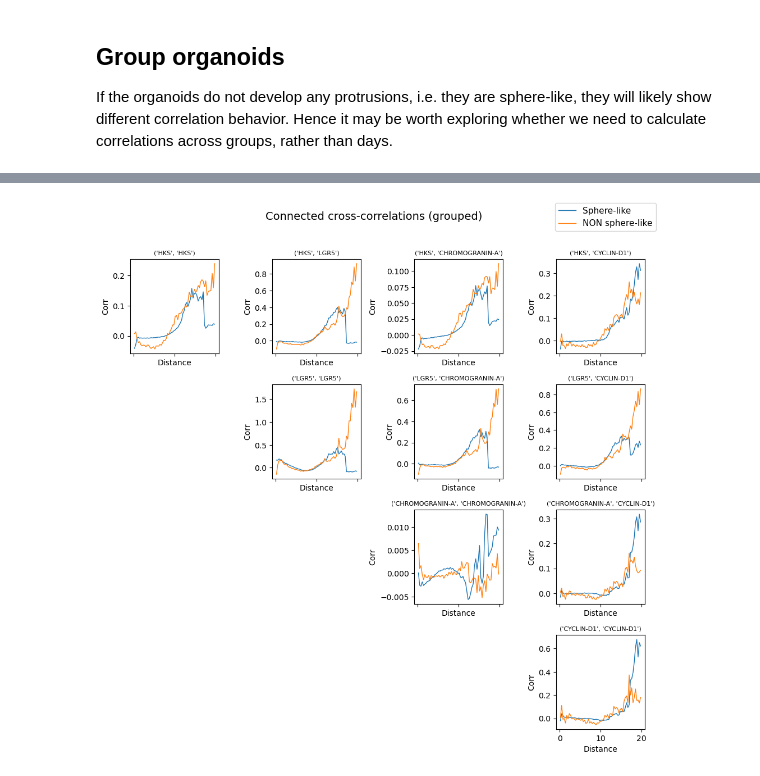
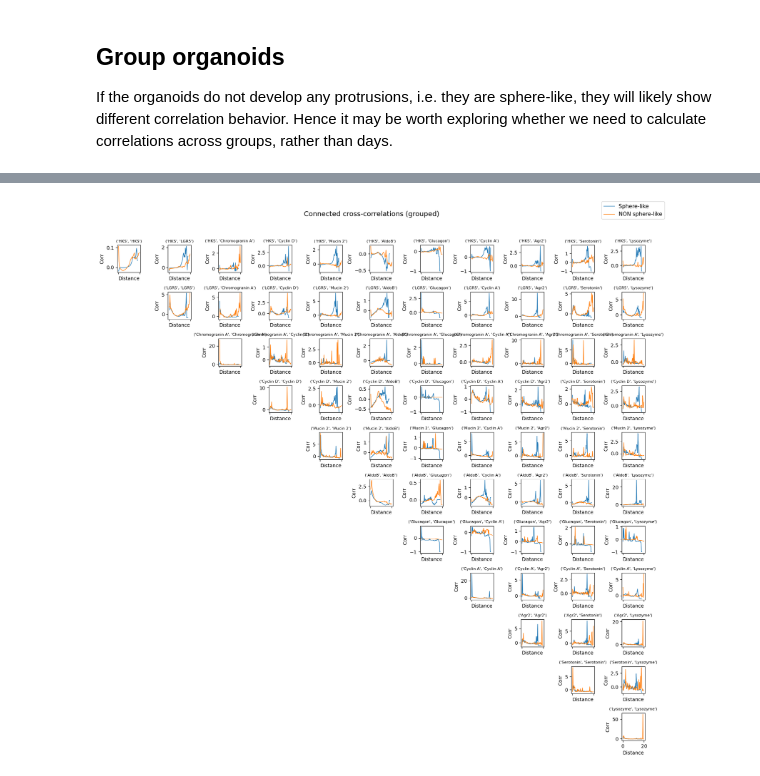
Before and after one commit to fskovbo/SphericalHarmonics, a Jupyter notebook: calc_2point_corr_ensemble.ipynb, the cells around one changed output, grey strips where cells are left out. Drawn from its saved outputs; the diff is of its cells as text; code cells hidden in the pictures.

```diff
--- a/calc_2point_corr_ensemble.ipynb
+++ b/calc_2point_corr_ensemble.ipynb
@@ -29,14 +88,14 @@ from nonlocal_correlations import *
 # %%
-data_dir = '../NicoleData/20250714/fractal_output'
+data_dir = '../NicoleData/20250929/fractal_output'
 
 # choose one timepoint/well/round
-timepoint = "day4p5"
+timepoint = "day4p5-more" #"day4p5"
 zarr_name = "r0.zarr"
-well = "A06"
-round_name = "0_fused_zillum"
+well = "C01" #"A06"
+round_name = "0_fused_zillum_registered"
 
 # directory containing the organoid meshes
-mesh_dir = f"{data_dir}/{timepoint}/{zarr_name}/{well[0]}/{well[1:]}/{round_name}/meshes/nnorg_linked_annotated"
+mesh_dir = f"{data_dir}/{timepoint}/{zarr_name}/{well[0]}/{well[1:]}/{round_name}/meshes/nnorg_linked_multi_annotated_class"
 
 # collect all VTP files
 organoid_paths = sorted(glob.glob(os.path.join(mesh_dir, "*.vtp")))
@@ -119,7 +178,7 @@ def connected_and_normalized_correlations(Corr: np.ndarray, N: np.ndarray, X: np
     Corr_norm = np.copy(Corr_conn)
     for b in range(Corr.shape[0]):
         if N[b] > 0:
-            Corr_norm[b] /= np.outer(means, means)
+            Corr_norm[b] /= (np.outer(means, means) + 1e-12)
         else:
             Corr_norm[b] = np.full((F, F), np.nan)
 
@@ -315,8 +426,8 @@ plt.show()
 # %%
 n_org, B, F, _ = Corr_all.shape
-field_names = ["HKS", "LGR5", "CHROMOGRANIN-A", "CYCLIN-D1"]
 
-fig, axes = plt.subplots(F, F, figsize=(10, 10), sharex=True, sharey=False)
+
+fig, axes = plt.subplots(F, F, figsize=(16, 16), sharex=True, sharey=False)
 
 for i in range(F):
     for j in range(F):
@@ -432,39 +543,38 @@ plt.show()
 # %%
 n_org, B, F, _ = Corr_all.shape
-field_names = ["HKS", "LGR5", "CHROMOGRANIN-A", "CYCLIN-D1"]
 
-fig, axes = plt.subplots(F, F, figsize=(10, 10), sharex=True, sharey=False)
+fig, axes = plt.subplots(F, F, figsize=(16, 16), sharex=True, sharey=False)
 
 for i in range(F):
     for j in range(F):
         ax = axes[i, j]
 
         if i > j:
             ax.axis("off")  # hide lower triangle
             continue
 
         # # Plot the four variants
         # ax.plot(bin_centers, np.nanmean(Corr_conn_all[:,:,i,j], axis=0),  '-',  lw=1,
         #         label="All organoids" if (i==0 and j==0) else "")
 
         ax.plot(bin_centers, Corr_sphere[:,i,j],  '-',  lw=1,
                 label="Sphere-like" if (i==0 and j==0) else "")
 
         ax.plot(bin_centers, Corr_protruded[:,i,j],  '-',  lw=1,
                 label="NON sphere-like" if (i==0 and j==0) else "")
 
 
         ax.set_title((field_names[i], field_names[j]), fontsize=8)
         ax.set_ylabel("Corr", fontsize=10)
         ax.set_xlabel("Distance", fontsize=10)
 
 # Global labels + legend
 fig.suptitle("Connected cross-correlations (grouped)", fontsize=14)
 fig.legend(loc="upper right", fontsize=11)
 plt.tight_layout(rect=[0, 0, 1, 0.96])
 plt.show()
 # %% [output]
-[figure, old version]
+[figure, new version]
 # %%
 # Get orgnaoids with similar colume from the two groups
 vol_min = 350
```
Also changed, not shown: parts of 16 cells of this notebook, 5 other files.
